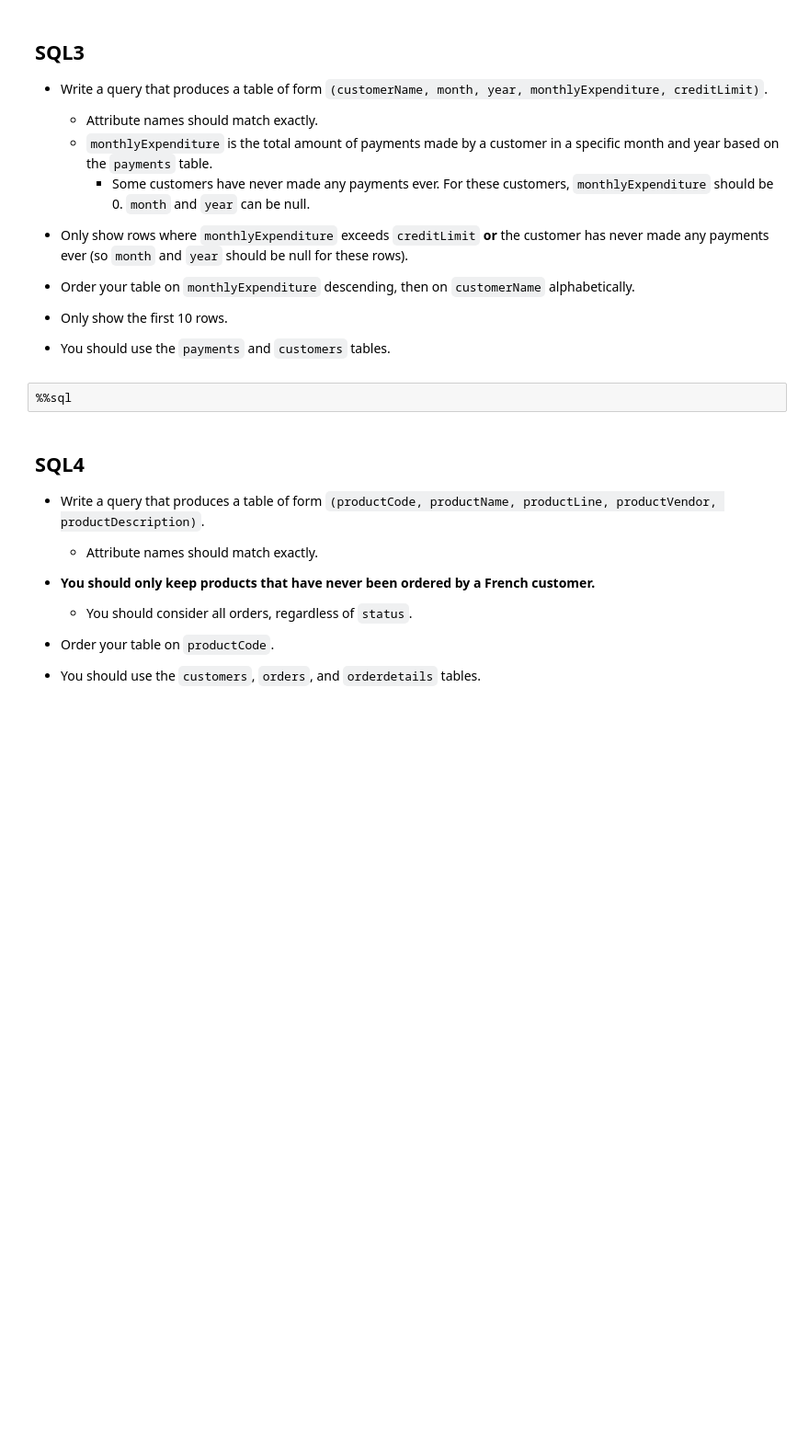
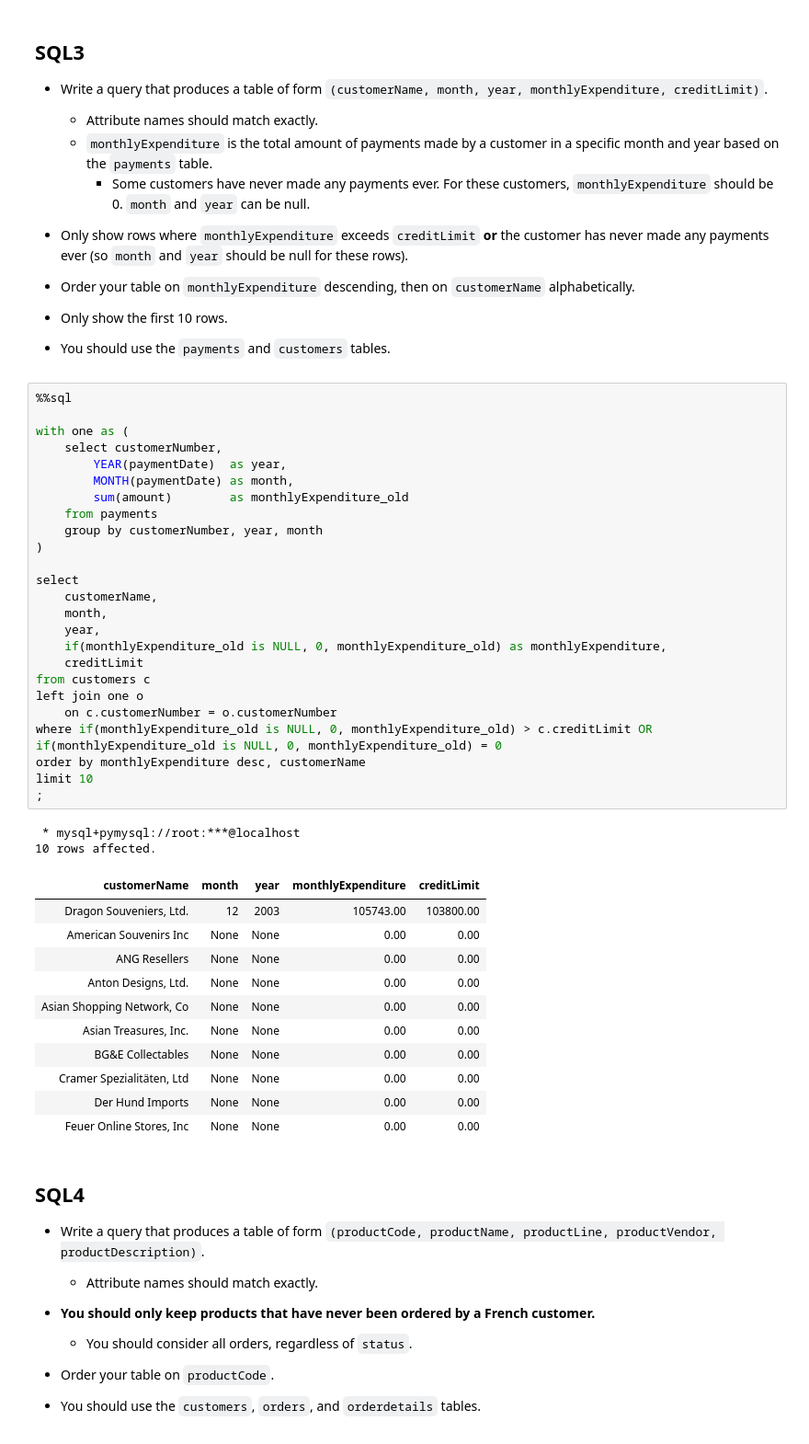
Before and after one commit to zhiyuan0828/W4111-Intro-to-Databases-Spring-2024, a Jupyter notebook: Exams/Midterm/S24-W4111-Midterm.ipynb, the cells around one changed output. Shown: that part at 92% size. Drawn from its saved outputs; the diff is of its cells as text; blank space fills up the shorter version.

```diff
--- a/Exams/Midterm/S24-W4111-Midterm.ipynb
+++ b/Exams/Midterm/S24-W4111-Midterm.ipynb
@@ -944,6 +1011,43 @@ order by productName;
 - You should use the `payments` and `customers` tables.
 # %%
 %%sql
+
+with one as (
+    select customerNumber,
+        YEAR(paymentDate)  as year,
+        MONTH(paymentDate) as month,
+        sum(amount)        as monthlyExpenditure_old
+    from payments
+    group by customerNumber, year, month
+)
+
+select
+    customerName,
+    month,
+    year,
+    if(monthlyExpenditure_old is NULL, 0, monthlyExpenditure_old) as monthlyExpenditure,
+    creditLimit
+from customers c
+left join one o
+    on c.customerNumber = o.customerNumber
+where if(monthlyExpenditure_old is NULL, 0, monthlyExpenditure_old) > c.creditLimit OR if(monthlyExpenditure_old is NULL, 0, monthlyExpenditure_old) = 0
+order by monthlyExpenditure desc, customerName
+limit 10
+;
+# %% [output]
+ * mysql+pymysql://root:***@localhost
+10 rows affected.
+| customerName | month | year | monthlyExpenditure | creditLimit |
+| Dragon Souveniers, Ltd. | 12 | 2003 | 105743.00 | 103800.00 |
+| American Souvenirs Inc | None | None | 0.00 | 0.00 |
+| ANG Resellers | None | None | 0.00 | 0.00 |
+| Anton Designs, Ltd. | None | None | 0.00 | 0.00 |
+| Asian Shopping Network, Co | None | None | 0.00 | 0.00 |
+| Asian Treasures, Inc. | None | None | 0.00 | 0.00 |
+| BG&E Collectables | None | None | 0.00 | 0.00 |
+| Cramer Spezialitäten, Ltd | None | None | 0.00 | 0.00 |
+| Der Hund Imports | None | None | 0.00 | 0.00 |
+| Feuer Online Stores, Inc | None | None | 0.00 | 0.00 |
 # %% [markdown]
 ## SQL4
 
```
Also changed, not shown: parts of 5 cells of this notebook.
